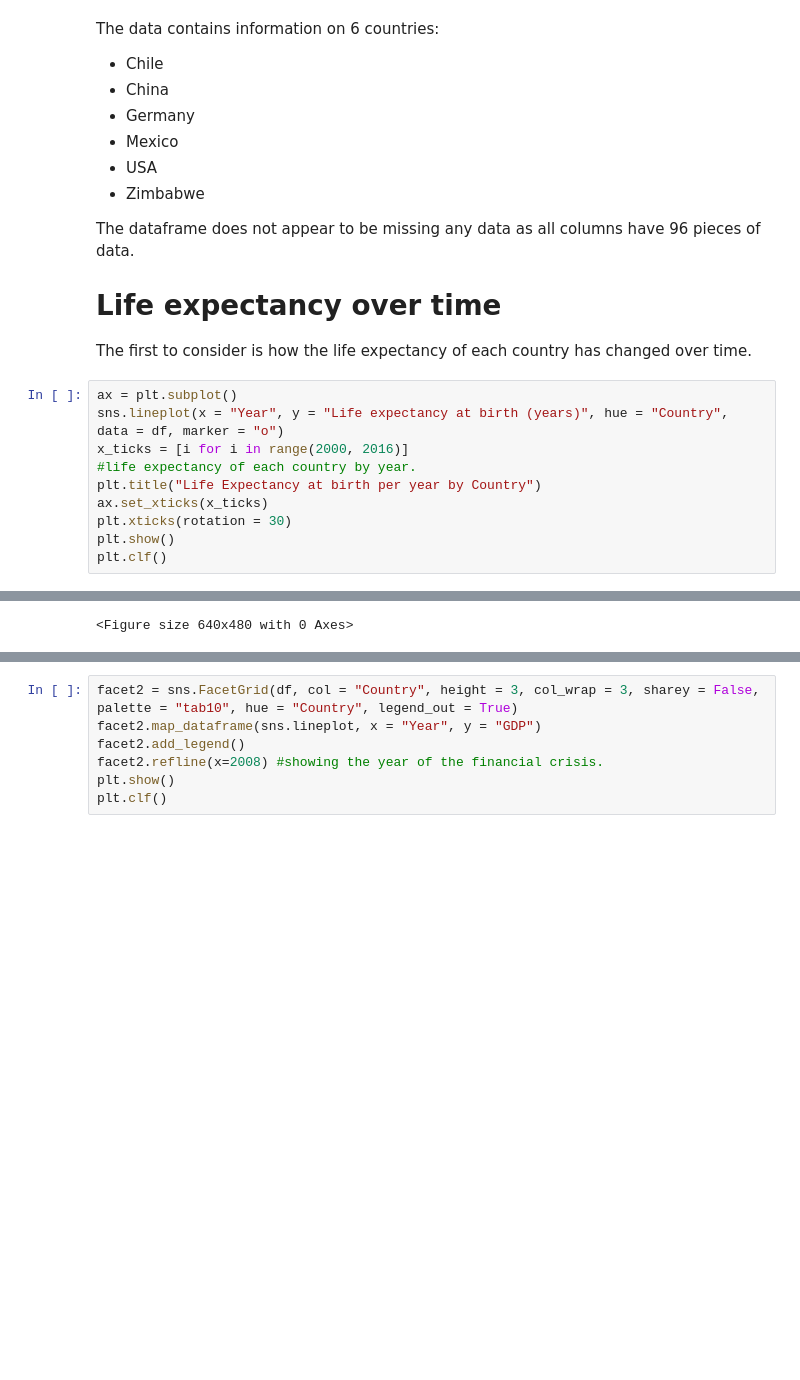
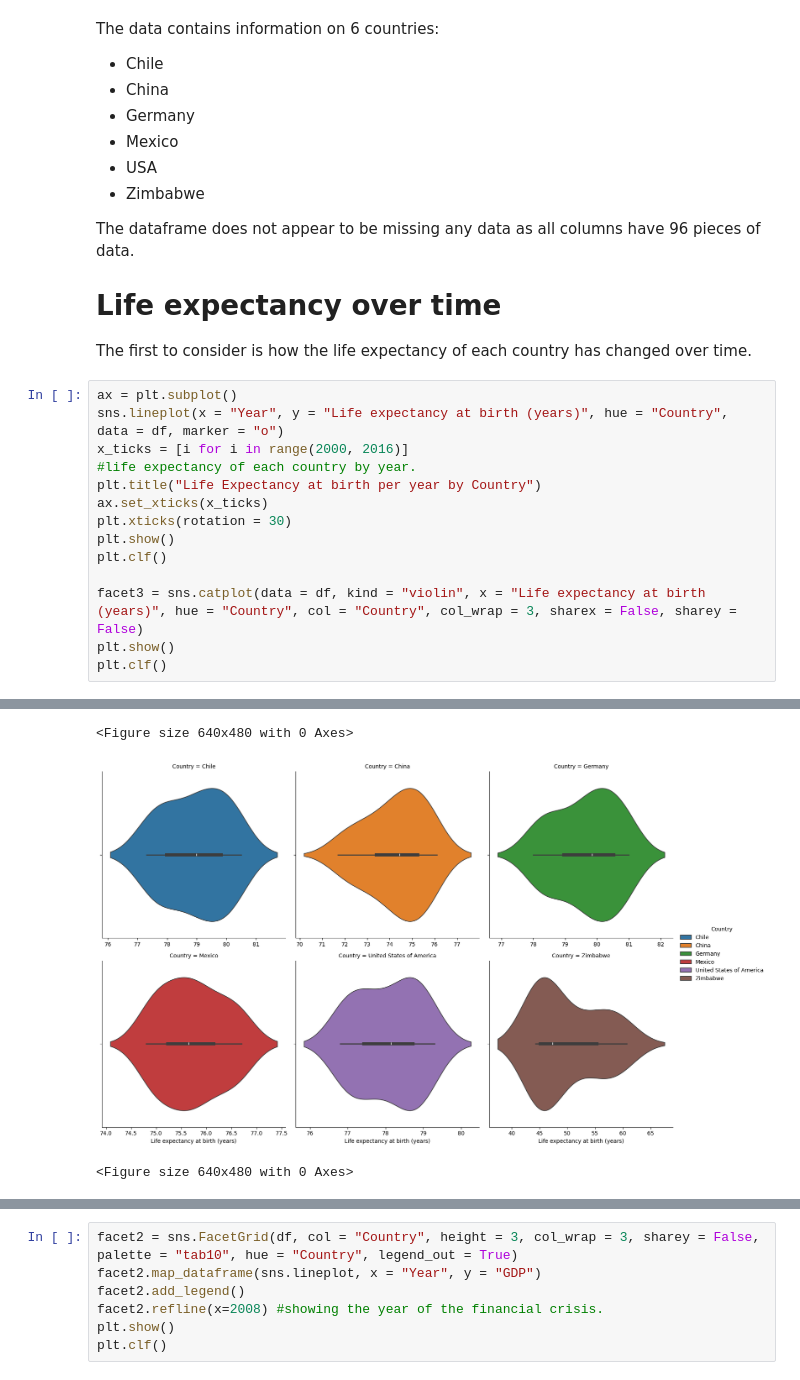
Before and after one commit to Kyuuseishu14/Codecademy_GDP_vs_Life_Expect, a Jupyter notebook: life_expectancy_gdp.ipynb, the cells around one changed output, grey strips where cells are left out. Drawn from its saved outputs; the diff is of its cells as text; blank space fills up the shorter version.

```diff
--- a/life_expectancy_gdp.ipynb
+++ b/life_expectancy_gdp.ipynb
@@ -66,16 +66,22 @@ The first to consider is how the life expectancy of each country has changed ove
 # %%
 ax = plt.subplot()
 sns.lineplot(x = "Year", y = "Life expectancy at birth (years)", hue = "Country", data = df, marker = "o")
 x_ticks = [i for i in range(2000, 2016)]
 #life expectancy of each country by year.
 plt.title("Life Expectancy at birth per year by Country")
 ax.set_xticks(x_ticks)
 plt.xticks(rotation = 30)
 plt.show()
 plt.clf()
+
+facet3 = sns.catplot(data = df, kind = "violin", x = "Life expectancy at birth (years)", hue = "Country", col = "Country", col_wrap = 3, sharex = False, sharey = False)
+plt.show()
+plt.clf()
 # %% [output]
 [figure]
 <Figure size 640x480 with 0 Axes>
+[figure, added]
+<Figure size 640x480 with 0 Axes>
 # %% [markdown]
 # Life expectancy by Country
 
```
Also changed, not shown: parts of 1 cell of this notebook.
